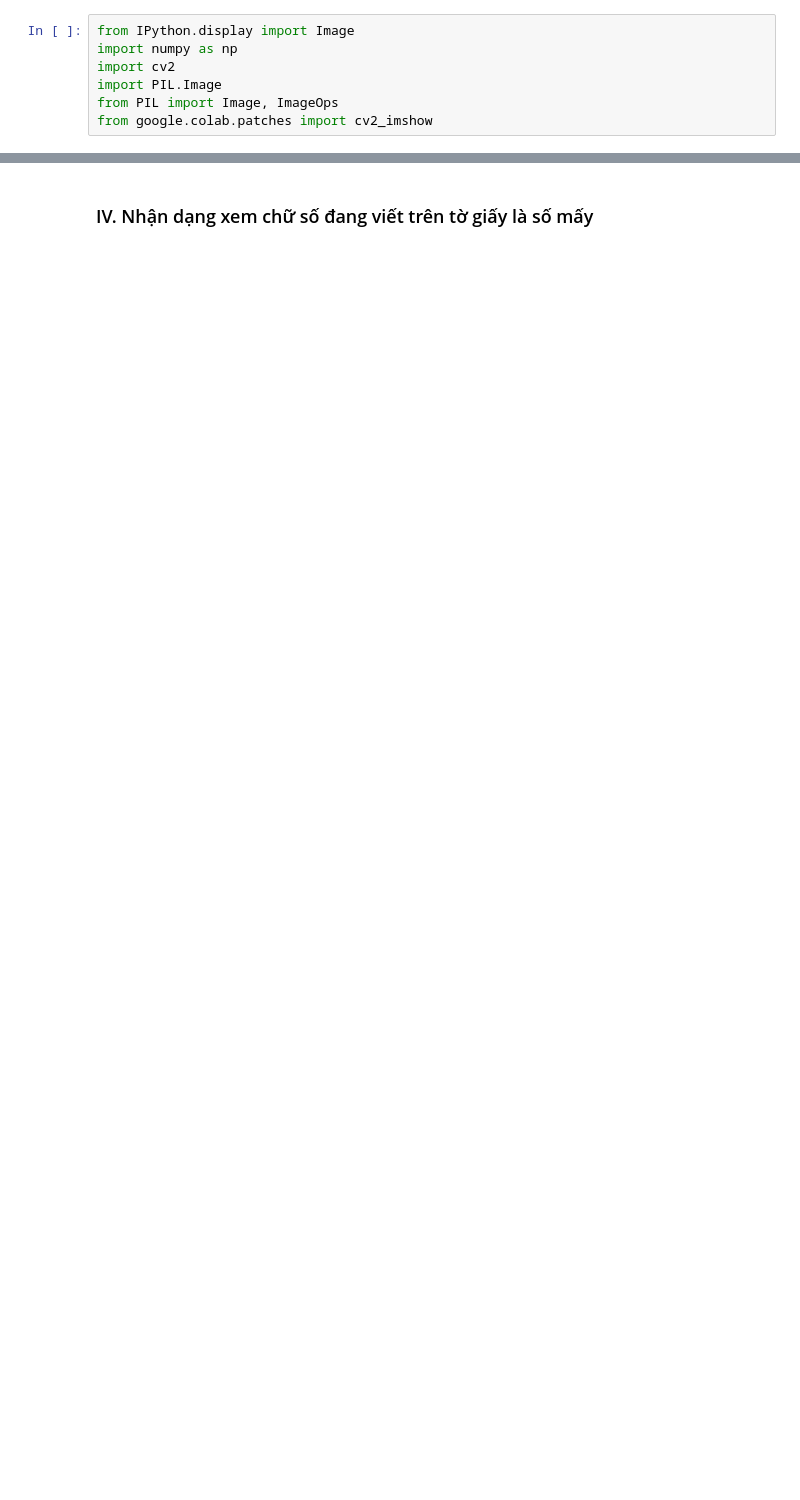
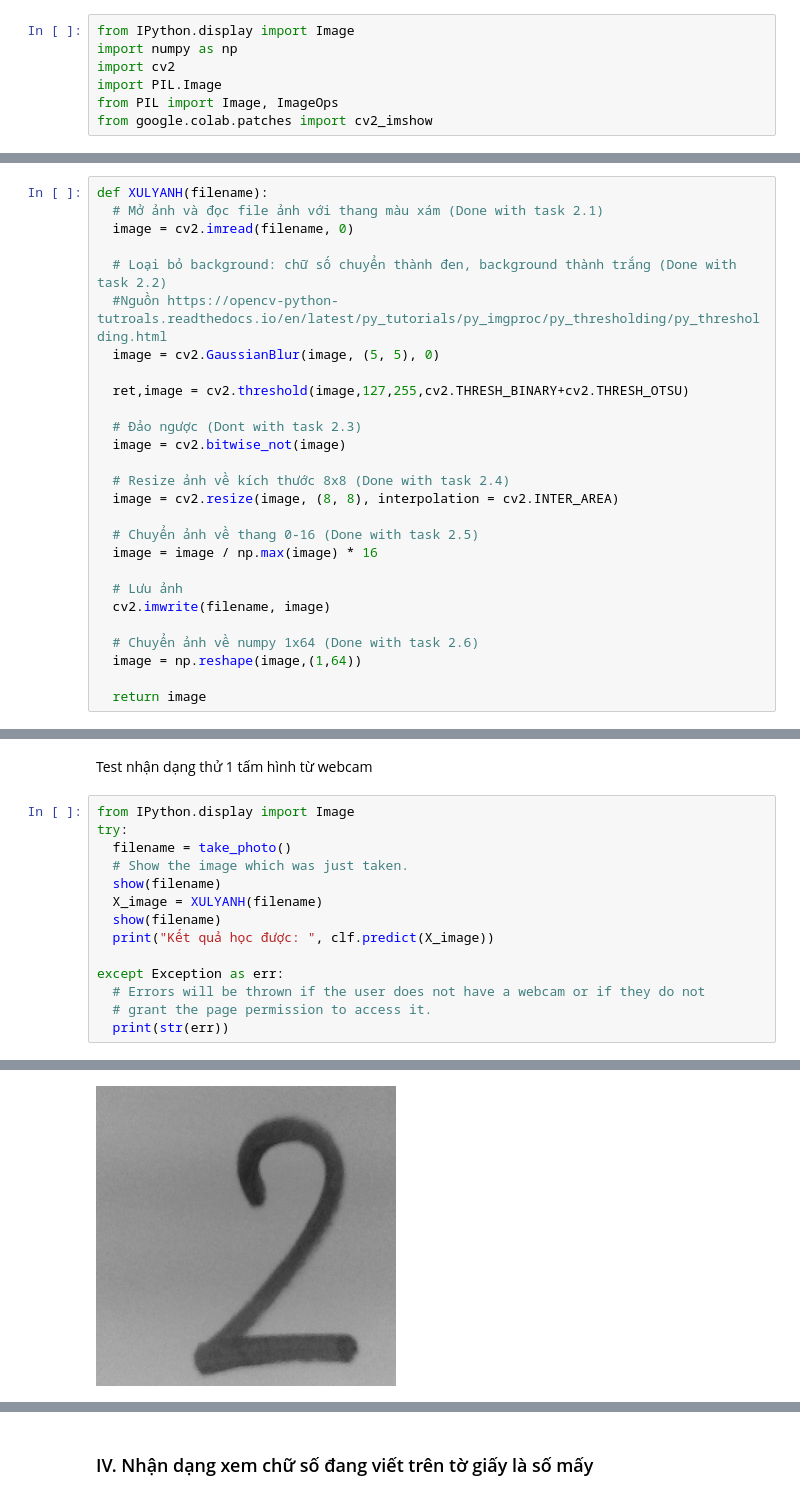
Before and after one commit to NguyenMinh2804/CS114.L22.KHCL, a Jupyter notebook: Colab_01.ipynb, the cells around one changed output, grey strips where cells are left out. Cells and saved outputs as stored; diff of their text form; blank space fills up the shorter version.

```diff
--- a/Colab_01.ipynb
+++ b/Colab_01.ipynb
@@ -282,0 +270,27 @@ def show(filename):
+# %%
+def XULYANH(filename):
+  # Mở ảnh và đọc file ảnh với thang màu xám (Done with task 2.1)
+  image = cv2.imread(filename, 0)
+
+  # Loại bỏ background: chữ số chuyển thành đen, background thành trắng (Done with task 2.2)
+  #Nguồn https://opencv-python-tutroals.readthedocs.io/en/latest/py_tutorials/py_imgproc/py_thresholding/py_thresholding.html
+  image = cv2.GaussianBlur(image, (5, 5), 0)
+
+  ret,image = cv2.threshold(image,127,255,cv2.THRESH_BINARY+cv2.THRESH_OTSU)
+
+  # Đảo ngược (Dont with task 2.3)
+  image = cv2.bitwise_not(image)
+
+  # Resize ảnh về kích thước 8x8 (Done with task 2.4)
+  image = cv2.resize(image, (8, 8), interpolation = cv2.INTER_AREA)
+
+  # Chuyển ảnh về thang 0-16 (Done with task 2.5)
+  image = image / np.max(image) * 16
+
+  # Lưu ảnh
+  cv2.imwrite(filename, image)
+
+  # Chuyển ảnh về numpy 1x64 (Done with task 2.6)
+  image = np.reshape(image,(1,64))
+
+  return image
@@ -282,0 +303,17 @@ def show(filename):
+# %% [markdown]
+Test nhận dạng thử 1 tấm hình từ webcam
+# %%
+from IPython.display import Image
+try:
+  filename = take_photo()
+  # Show the image which was just taken.
+  show(filename)
+  X_image = XULYANH(filename)
+  show(filename)
+  print("Kết quả học được: ", clf.predict(X_image))
+
+except Exception as err:
+  # Errors will be thrown if the user does not have a webcam or if they do not
+  # grant the page permission to access it.
+  print(str(err))
+# %% [output]
@@ -282,0 +321 @@ def show(filename):
+[figure, added]
```
Also changed, not shown: parts of 17 cells of this notebook.
